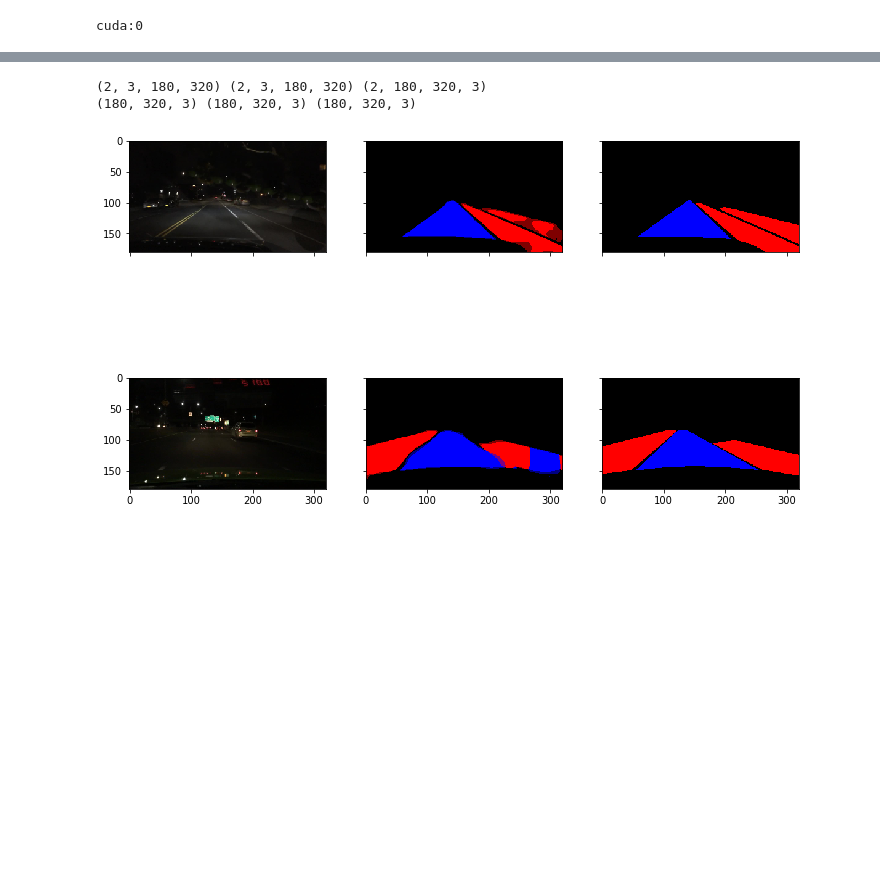
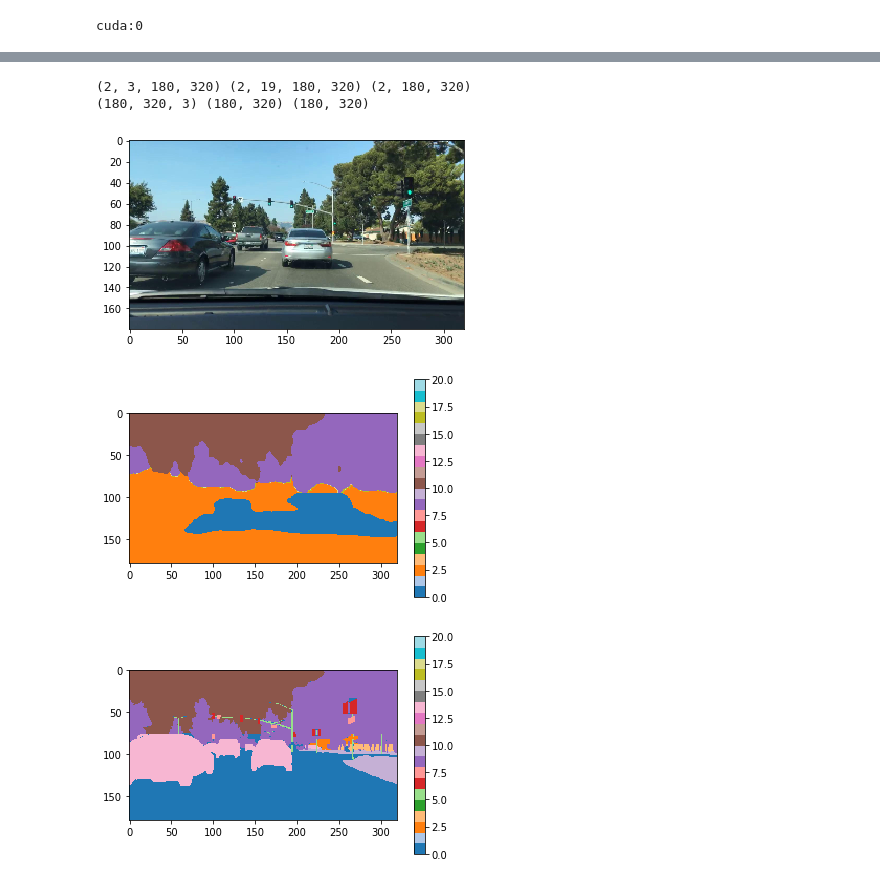
Before and after one commit to csvurt/automotive_dl, a Jupyter notebook: pytorch_unet.ipynb, the cells around one changed output, grey strips where cells are left out. Drawn from its saved outputs; the diff is of its cells as text; code cells hidden in the pictures; blank space fills up the shorter version.

Commit message:
Switched to segmentation image task

```diff
--- a/pytorch_unet.ipynb
+++ b/pytorch_unet.ipynb
@@ -26,3 +26,8 @@ train_loader = data.DataLoader(train_dataset, batch_size=16, shuffle=True, num_w
 val_loader = data.DataLoader(val_dataset, batch_size=16, shuffle=False, num_workers=1)
 # %% [output]
 2000 200
+# %%
+inputs, labels, _, _ = next(iter(train_loader))
+plt.imshow(helper.format_network_input_as_image(inputs[0].numpy()))
+plt.show()
+plt.imshow(labels[0])
@@ -41,7 +50,7 @@ def calc_loss(pred, target, metrics, bce_weight=0.5):
     #loss = bce * bce_weight + dice * (1 - bce_weight)
     pred = pred.type(torch.FloatTensor)
     target = target.type(torch.LongTensor)
-    loss_fn = torch.nn.CrossEntropyLoss()
+    loss_fn = torch.nn.CrossEntropyLoss(ignore_index=255)
     loss = loss_fn(pred, target)
 
     #metrics['bce'] += bce.data.cpu().numpy() * target.size(0)
@@ -95,7 +104,6 @@ def train_model(model, optimizer, scheduler, epoch, best_loss, num_epochs=25):
                 # track history if only in train
                 with torch.set_grad_enabled(phase == 'train'):
                     outputs = model(inputs)
-
                     loss = calc_loss(outputs, labels, metrics)
 
                     # backward + optimize only if in training phase
@@ -135,9 +143,9 @@ load_from_checkpoint = True
 device = torch.device("cuda:0" if torch.cuda.is_available() else "cpu")
 print(device)
 
-num_class = 3
+num_class = 19
 if load_from_checkpoint:
-    model = unet_pytorch.UNet(n_channels=3, n_classes=3)
+    model = unet_pytorch.UNet(n_channels=3, n_classes=num_class)
     optimizer_ft = optim.Adam(model.parameters(), lr=1e-4)
     checkpoint = torch.load('model/checkpoint.pt')
     model.load_state_dict(checkpoint['model_state_dict'])
@@ -146,7 +154,7 @@ if load_from_checkpoint:
     epoch = checkpoint['epoch']
     loss = checkpoint['loss']
 else:
-    model = unet_pytorch.UNet(n_channels=3, n_classes=3).to(device)
+    model = unet_pytorch.UNet(n_channels=3, n_classes=num_class).to(device)
     optimizer_ft = optim.Adam(model.parameters(), lr=1e-4)
     epoch = 0
     loss = 1e10
@@ -191,34 +183,45 @@ torch.save({
 # %%
 # prediction
 
 import math
 from matplotlib.colors import Normalize
+import matplotlib
 
 model.eval()   # Set model to evaluate mode
 
-test_dataset = BerkeleyDataTestSet(data_root, os.path.join(list_root, 'test2_images.txt'), resize_to=resize_input_to);
+test_dataset = BerkeleyDataTestSet(data_root, os.path.join(list_root, 'test_images.txt'), resize_to=resize_input_to);
 test_loader = data.DataLoader(test_dataset, batch_size=2, shuffle=True, num_workers=1)
 
 inputs, labels, _, _ = next(iter(test_loader))
 inputs = inputs.to(device)
 labels = labels.to(device)
 
 pred = model(inputs)
 
 pred = pred.data.cpu().numpy()
 imgs = inputs.data.cpu().numpy()
 labels = labels.data.cpu().numpy()
 print(imgs.shape, pred.shape, labels.shape)
 
 # Map each channel (i.e. class) to each color
 target_masks_rgb = [x for x in labels]
-pred_rgb = [helper.masks_to_colorimg(x) for x in pred]
+pred_rgb = [np.argmax(x, axis=0) for x in pred]
 input_images_rgb = [helper.format_network_input_as_image(x) for x in imgs]
 
 print(input_images_rgb[0].shape, pred_rgb[0].shape, target_masks_rgb[0].shape)
 
-helper.plot_side_by_side([input_images_rgb, pred_rgb, target_masks_rgb])
+plt.imshow(input_images_rgb[0])
+plt.show()
+plt.imshow(pred_rgb[0], cmap=plt.get_cmap('tab20'), vmin=0, vmax=20)
+plt.colorbar()
+plt.show()
+target_masks_rgb[0][target_masks_rgb[0] == 255] = 0
+plt.imshow(target_masks_rgb[0], cmap=plt.get_cmap('tab20'), vmin=0, vmax=20)
+plt.colorbar()
+plt.show()
 # %% [output]
-(2, 3, 180, 320) (2, 3, 180, 320) (2, 180, 320, 3)
-(180, 320, 3) (180, 320, 3) (180, 320, 3)
+(2, 3, 180, 320) (2, 19, 180, 320) (2, 180, 320)
+(180, 320, 3) (180, 320) (180, 320)
-[figure, old version]
+[figure, new version]
+[figure, added]
+[figure, added]
```
Also changed, not shown: parts of 2 cells of this notebook, 3 other files.
